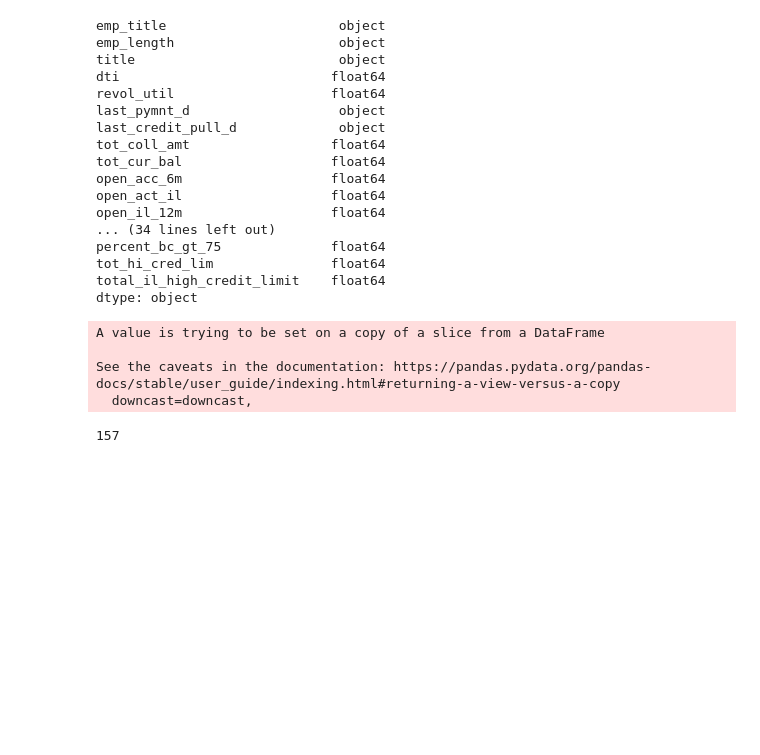
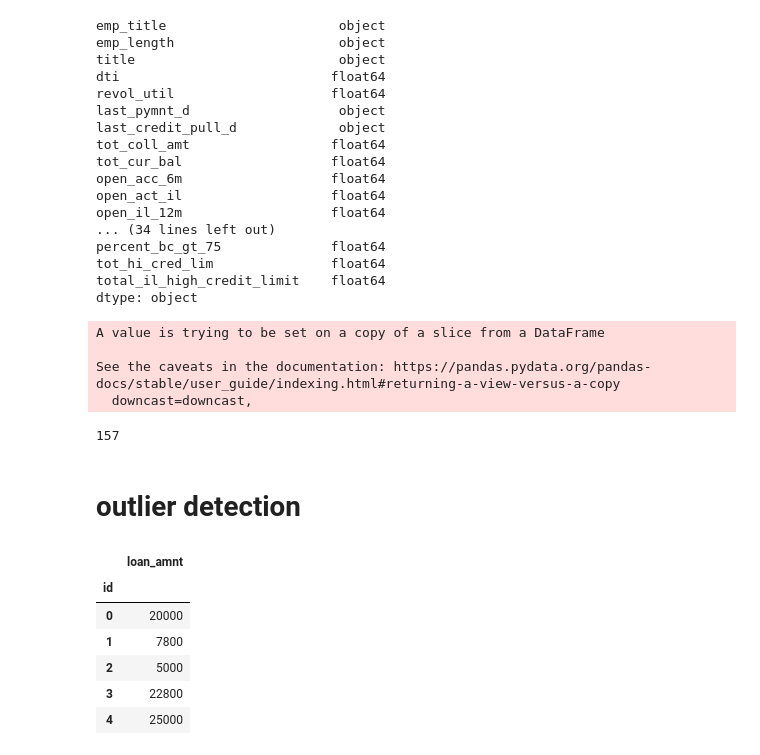
Before and after one commit to ashen007/pandas_data_analysis, a Jupyter notebook: cleaning and preparation.ipynb, the cells around one changed output. Cells and saved outputs as stored; diff of their text form; code cells hidden in the pictures; blank space fills up the shorter version.

Commit message:
outlier detection

```diff
--- a/cleaning and preparation.ipynb
+++ b/cleaning and preparation.ipynb
@@ -255,3 +256,16 @@ A value is trying to be set on a copy of a slice from a DataFrame
 See the caveats in the documentation: https://pandas.pydata.org/pandas-docs/stable/user_guide/indexing.html#returning-a-view-versus-a-copy
   downcast=downcast,
 157
+# %% [markdown]
+# outlier detection
+# %%
+sample = dataframe_c[['loan_amnt']]
+sample.head()
+# %% [output]
+|  | loan_amnt |
+| id |  |
+| 0 | 20000 |
+| 1 | 7800 |
+| 2 | 5000 |
+| 3 | 22800 |
+| 4 | 25000 |
```
Also changed, not shown: parts of 5 cells of this notebook.
